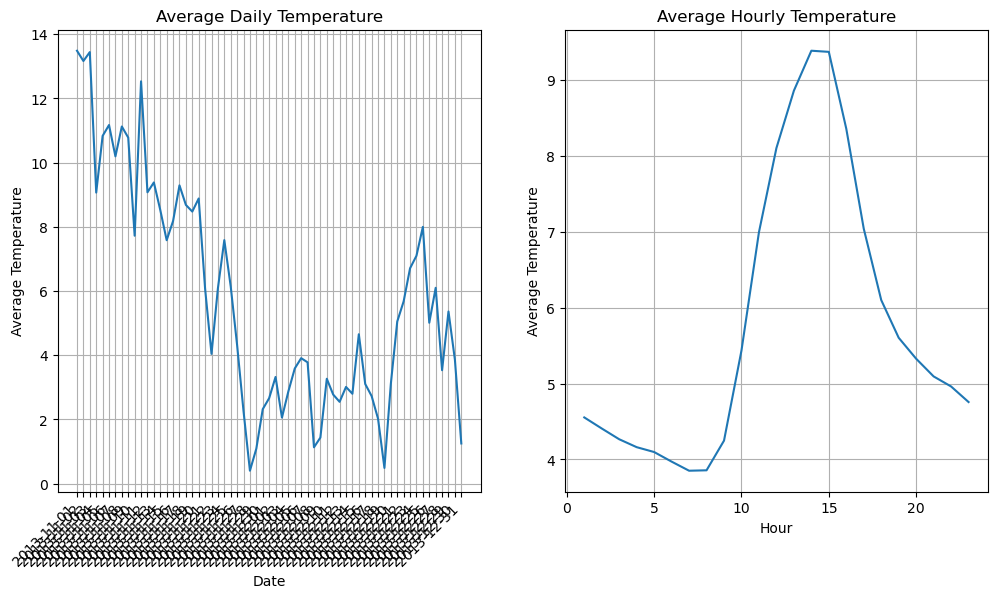
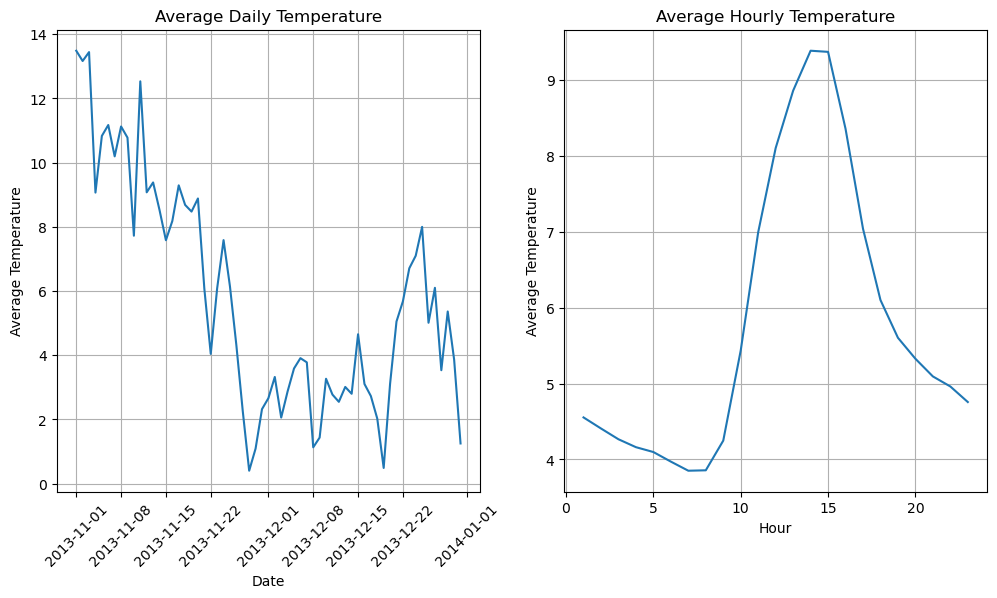
Unified diff of the notebook cell whose output changed from the first chart to the second:
--- before
+++ after
@@ -2,21 +2,22 @@
 hourly_temp = (dataframe_df.groupby(['hour'])['temperature'].mean().reset_index())
 daily_temp = (dataframe_df.groupby(['date'])['temperature'].mean().reset_index())
+daily_temp['date'] = pd.to_datetime(daily_temp['date'])
 
-plt.figure(figsize=(12,6))
+fig, axes = plt.subplots(1, 2, figsize=(12,6))
 
-plt.subplot(1, 2, 1)
-plt.plot(daily_temp['date'], daily_temp['temperature'])
-plt.xlabel('Date')
-plt.ylabel('Average Temperature')
-plt.title('Average Daily Temperature')
-plt.xticks(rotation=45, ha='right')
-plt.grid(True)
+ax1 = axes[0]
+ax1.plot(daily_temp['date'], daily_temp['temperature'])
+ax1.set_xlabel('Date')
+ax1.set_ylabel('Average Temperature')
+ax1.set_title('Average Daily Temperature')
+ax1.tick_params(axis='x', labelrotation=45)
+ax1.grid(True)
 
-plt.subplot(1, 2, 2)
-plt.plot(hourly_temp['hour'], hourly_temp['temperature'])
-plt.xlabel('Hour')
-plt.ylabel('Average Temperature')
-plt.title('Average Hourly Temperature')
-plt.grid(True)
+ax2 = axes[1]
+ax2.plot(hourly_temp['hour'], hourly_temp['temperature'])
+ax2.set_xlabel('Hour')
+ax2.set_ylabel('Average Temperature')
+ax2.set_title('Average Hourly Temperature')
+ax2.grid(True)
 
 plt.show()

Commit: modifica 1 EDA